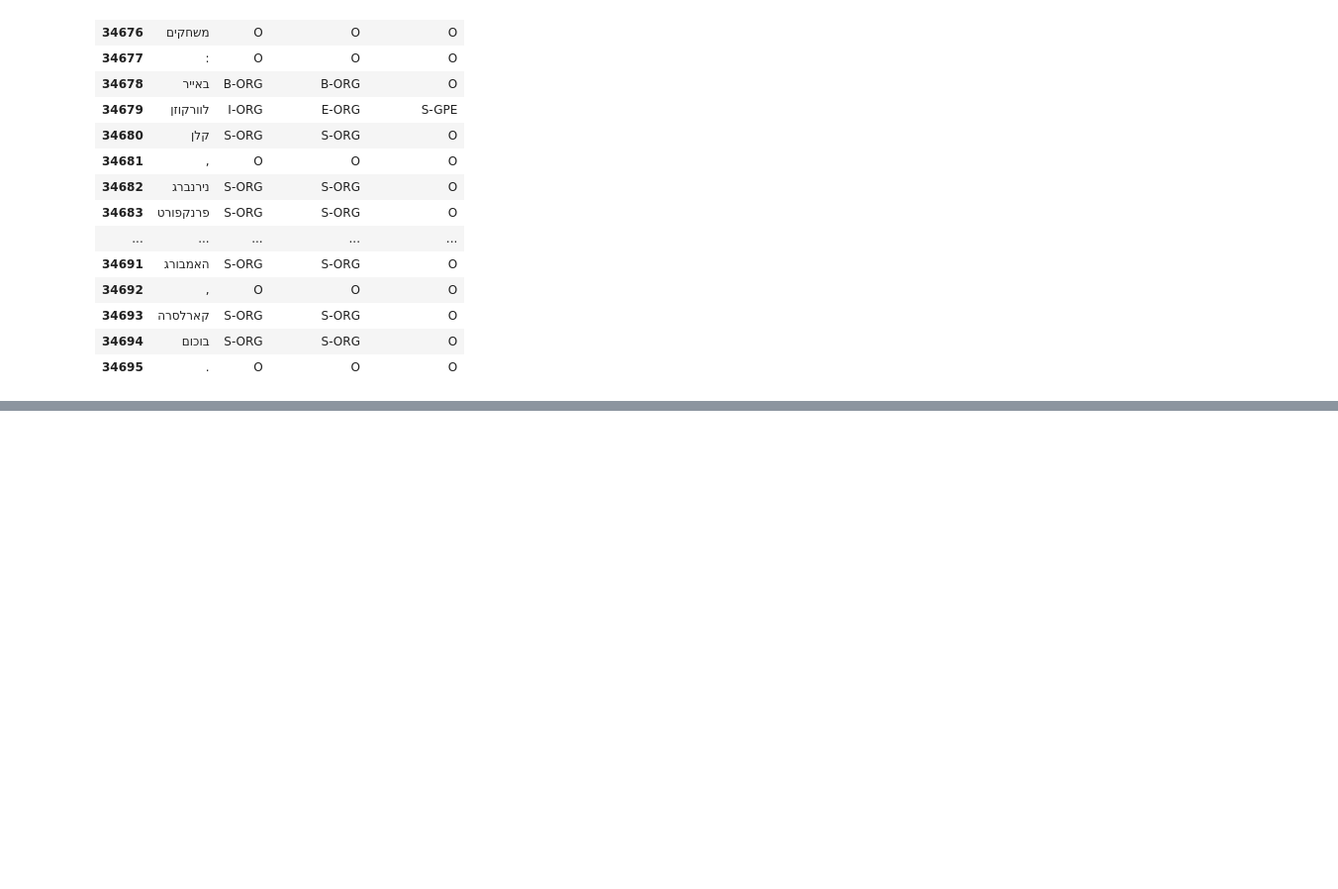
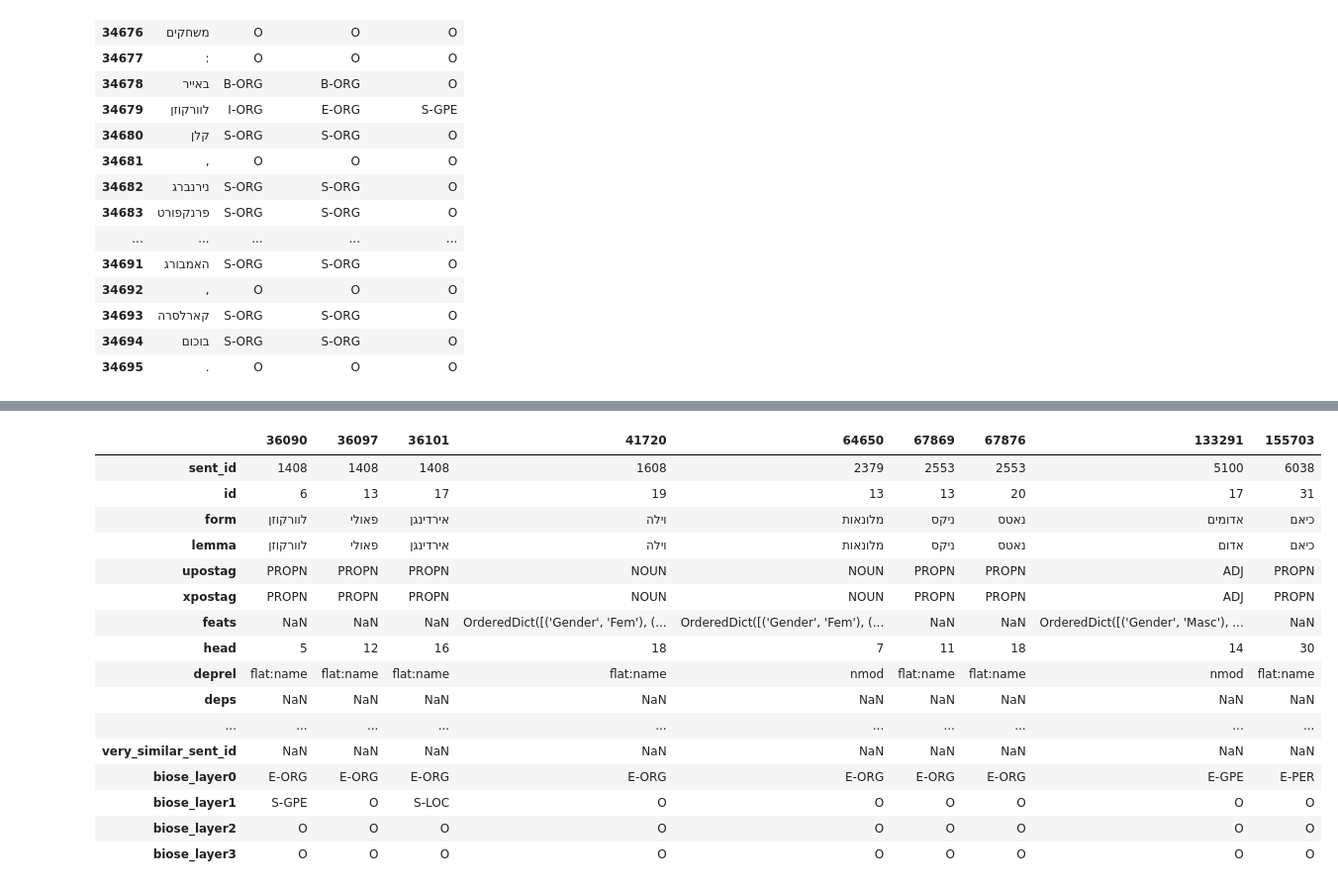
Before and after one commit to cjer/NER, a Jupyter notebook: 23_ner_layers_transforms.ipynb, the cells around one changed output, grey strips where cells are left out. Shown: that part at 99% size. Drawn from its saved outputs; the diff is of its cells as text; code cells hidden in the pictures; blank space fills up the shorter version.

```diff
--- a/23_ner_layers_transforms.ipynb
+++ b/23_ner_layers_transforms.ipynb
@@ -116,0 +158,20 @@ sp.to_csv('align/spdf_fi')
+# %%
+ud[ud.biose!=ud.biose_layer0].T
+# %% [output]
+|  | 36090 | 36097 | 36101 | 41720 | 64650 | 67869 | 67876 | 133291 | 155703 |
+| sent_id | 1408 | 1408 | 1408 | 1608 | 2379 | 2553 | 2553 | 5100 | 6038 |
+| id | 6 | 13 | 17 | 19 | 13 | 13 | 20 | 17 | 31 |
+| form | לוורקוזן | פאולי | אירדינגן | וילה | מלונאות | ניקס | נאטס | אדומים | כיאם |
+| lemma | לוורקוזן | פאולי | אירדינגן | וילה | מלונאות | ניקס | נאטס | אדום | כיאם |
+| upostag | PROPN | PROPN | PROPN | NOUN | NOUN | PROPN | PROPN | ADJ | PROPN |
+| xpostag | PROPN | PROPN | PROPN | NOUN | NOUN | PROPN | PROPN | ADJ | PROPN |
+| feats | NaN | NaN | NaN | OrderedDict([('Gender', 'Fem'), (... | OrderedDict([('Gender', 'Fem'), (... | NaN | NaN | OrderedDict([('Gender', 'Masc'), ... | NaN |
+| head | 5 | 12 | 16 | 18 | 7 | 11 | 18 | 14 | 30 |
+| deprel | flat:name | flat:name | flat:name | flat:name | nmod | flat:name | flat:name | nmod | flat:name |
+| deps | NaN | NaN | NaN | NaN | NaN | NaN | NaN | NaN | NaN |
+| ... | ... | ... | ... | ... | ... | ... | ... | ... | ... |
+| very_similar_sent_id | NaN | NaN | NaN | NaN | NaN | NaN | NaN | NaN | NaN |
+| biose_layer0 | E-ORG | E-ORG | E-ORG | E-ORG | E-ORG | E-ORG | E-ORG | E-GPE | E-PER |
+| biose_layer1 | S-GPE | O | S-LOC | O | O | O | O | O | O |
+| biose_layer2 | O | O | O | O | O | O | O | O | O |
+| biose_layer3 | O | O | O | O | O | O | O | O | O |
```
Also changed, not shown: parts of 4 cells of this notebook, 5 other files.
